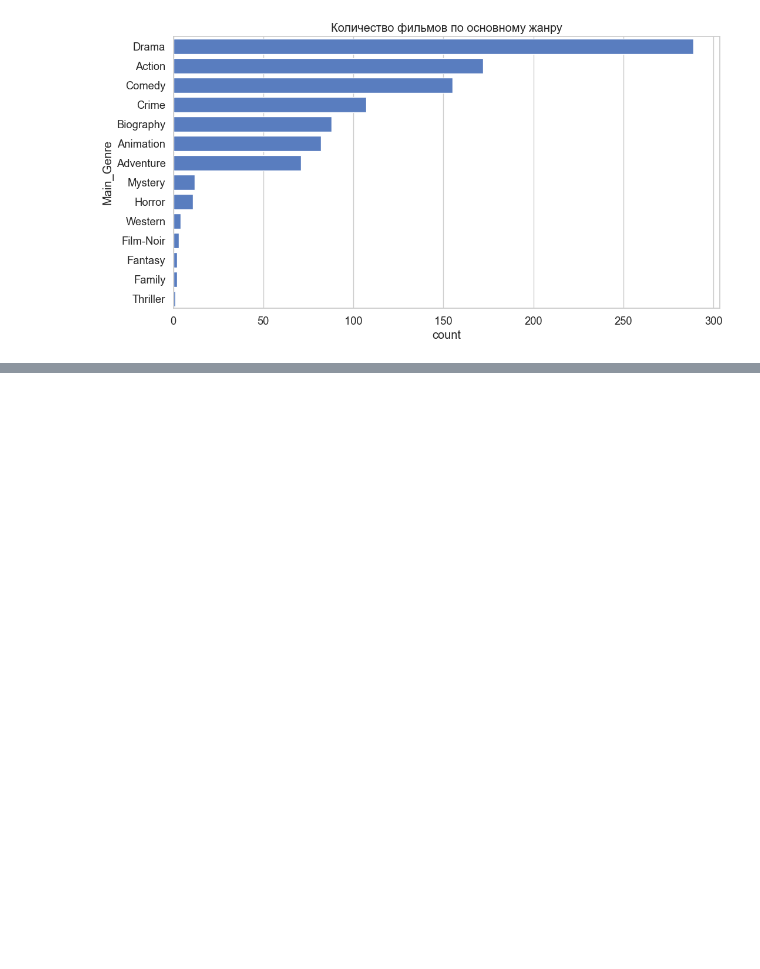
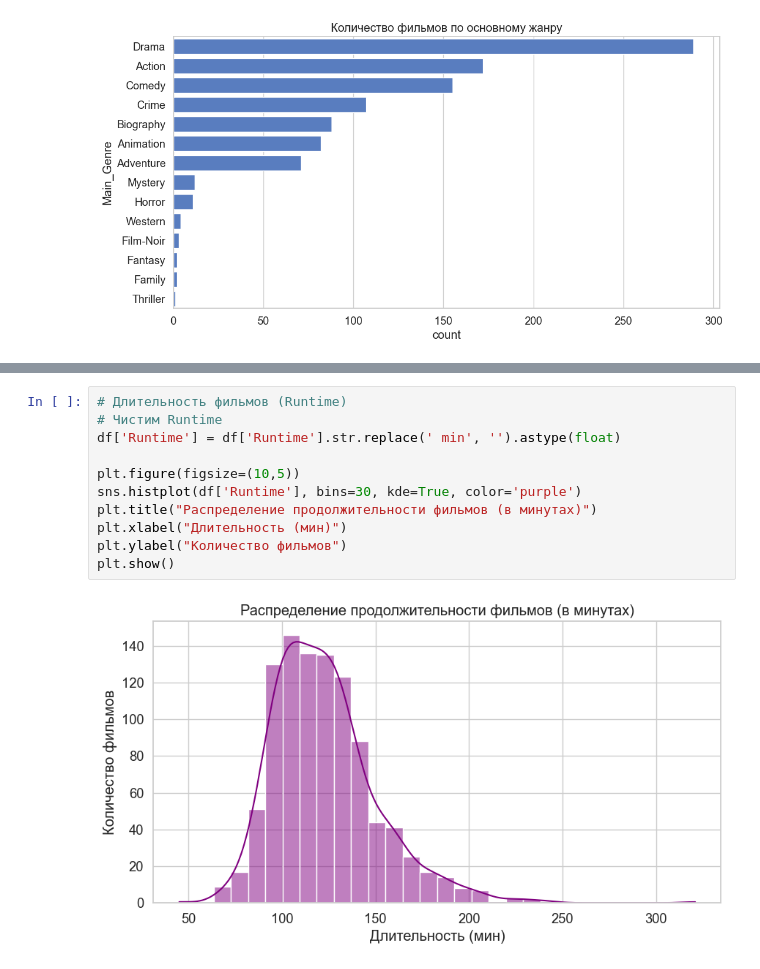
Before and after one commit to LA488/IMDb-Movie-Recommendation-System, a Jupyter notebook: notebooks/01_EDA.ipynb, the cells around one changed output, grey strips where cells are left out. Drawn from its saved outputs; the diff is of its cells as text; blank space fills up the shorter version.

```diff
--- a/notebooks/01_EDA.ipynb
+++ b/notebooks/01_EDA.ipynb
@@ -137,0 +158,13 @@ plt.show()
+# %%
+# Длительность фильмов (Runtime)
+# Чистим Runtime
+df['Runtime'] = df['Runtime'].str.replace(' min', '').astype(float)
+
+plt.figure(figsize=(10,5))
+sns.histplot(df['Runtime'], bins=30, kde=True, color='purple')
+plt.title("Распределение продолжительности фильмов (в минутах)")
+plt.xlabel("Длительность (мин)")
+plt.ylabel("Количество фильмов")
+plt.show()
+# %% [output]
+[figure, added]
```
Also changed, not shown: parts of 6 cells of this notebook.
